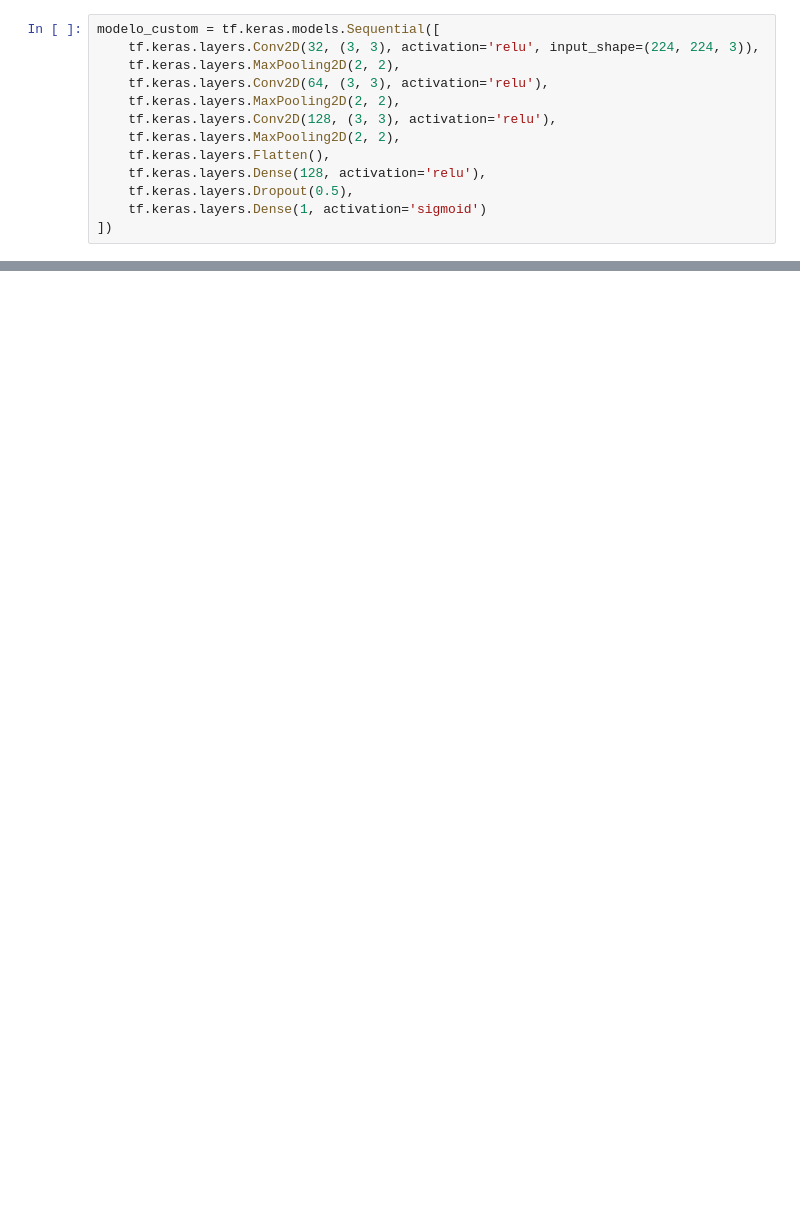
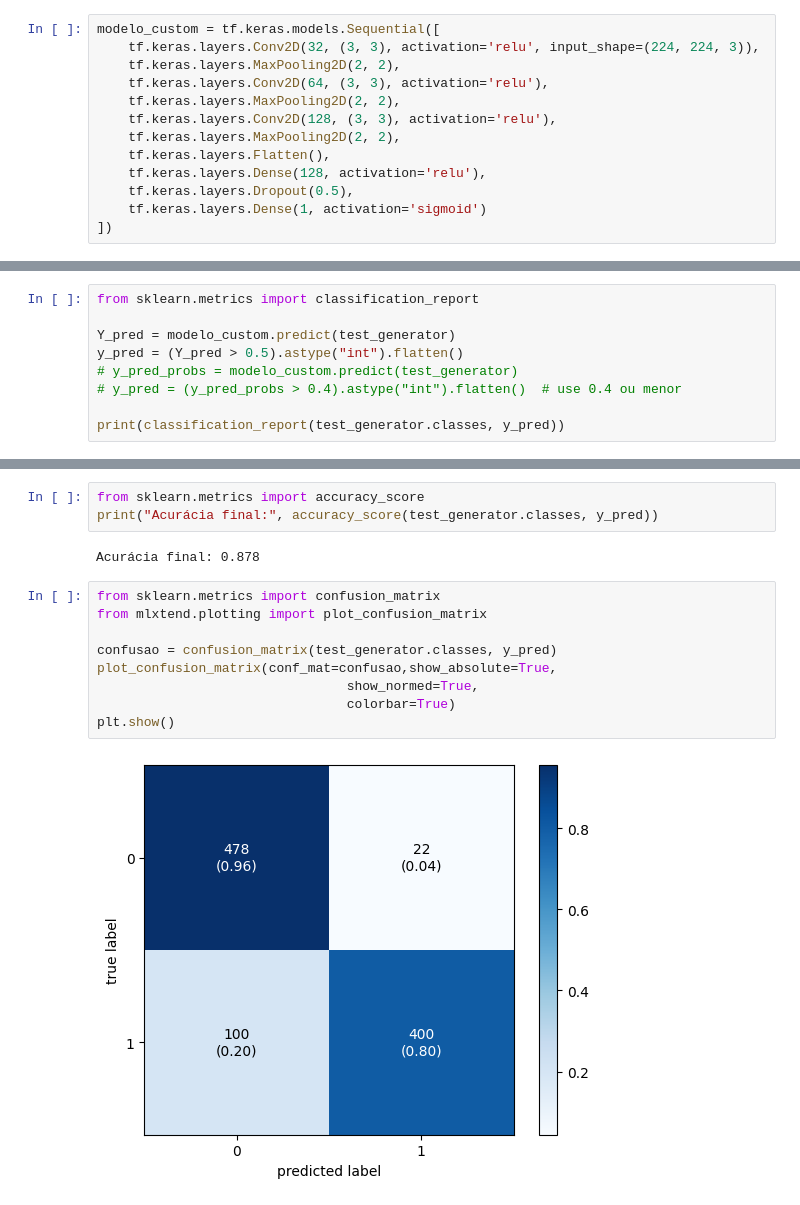
Before and after one commit to isismeira/diagnostico_melanoma_cnns, a Jupyter notebook: melanoma.ipynb, the cells around one changed output, grey strips where cells are left out. Drawn from its saved outputs; the diff is of its cells as text; blank space fills up the shorter version.

```diff
--- a/melanoma.ipynb
+++ b/melanoma.ipynb
@@ -192,0 +224,9 @@ Epoch 10/10
+# %%
+from sklearn.metrics import classification_report
+
+Y_pred = modelo_custom.predict(test_generator)
+y_pred = (Y_pred > 0.5).astype("int").flatten()
+# y_pred_probs = modelo_custom.predict(test_generator)
+# y_pred = (y_pred_probs > 0.4).astype("int").flatten()  # use 0.4 ou menor
+
+print(classification_report(test_generator.classes, y_pred))
@@ -192,0 +243,16 @@ Epoch 10/10
+# %%
+from sklearn.metrics import accuracy_score
+print("Acurácia final:", accuracy_score(test_generator.classes, y_pred))
+# %% [output]
+Acurácia final: 0.878
+# %%
+from sklearn.metrics import confusion_matrix
+from mlxtend.plotting import plot_confusion_matrix
+
+confusao = confusion_matrix(test_generator.classes, y_pred)
+plot_confusion_matrix(conf_mat=confusao,show_absolute=True,
+                                show_normed=True,
+                                colorbar=True)
+plt.show()
+# %% [output]
+[figure, added]
```
Also changed, not shown: parts of 21 cells of this notebook.
